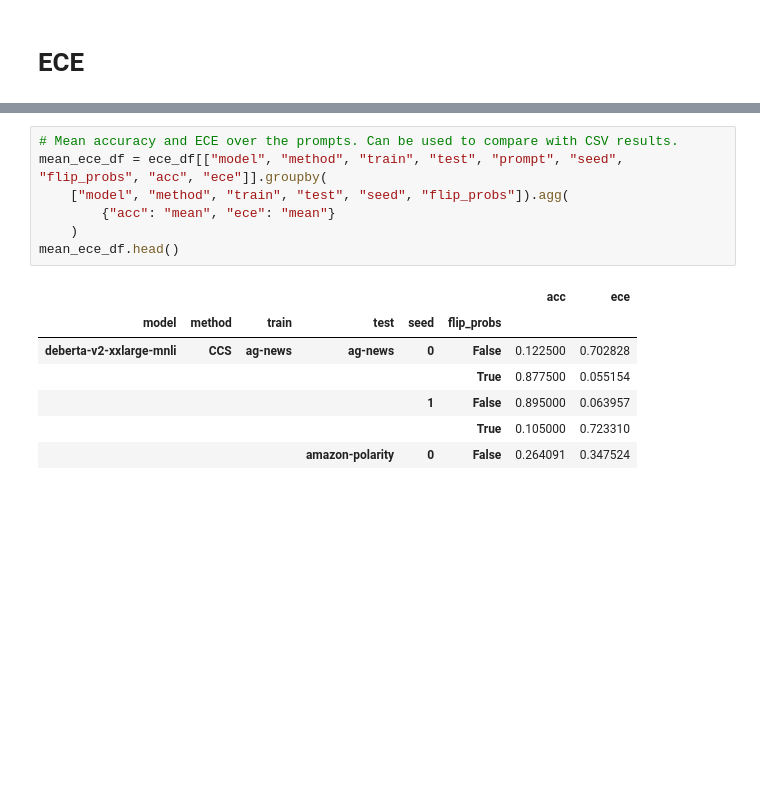
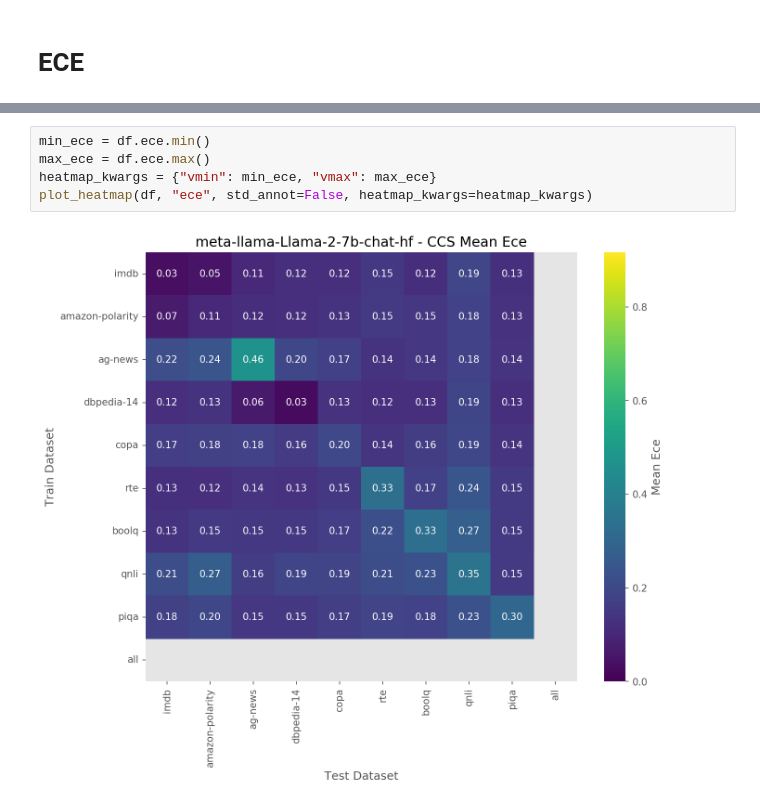
Before and after one commit to ebronstein/Exhaustive-CCS, a Jupyter notebook: plots.ipynb, the cells around one changed output, grey strips where cells are left out. Cells and saved outputs as stored; diff of their text form; blank space fills up the shorter version.

```diff
--- a/plots.ipynb
+++ b/plots.ipynb
@@ -362,15 +456,7 @@ ece_df = pd.DataFrame(rows, columns=["model", "method", "train", "test", "prompt
-# %%
-# Mean accuracy and ECE over the prompts. Can be used to compare with CSV results.
-mean_ece_df = ece_df[["model", "method", "train", "test", "prompt", "seed", "flip_probs", "acc", "ece"]].groupby(
-    ["model", "method", "train", "test", "seed", "flip_probs"]).agg(
-        {"acc": "mean", "ece": "mean"}
-    )
-mean_ece_df.head()
-# %% [output]
-|  |  |  |  |  |  | acc | ece |
-| model | method | train | test | seed | flip_probs |  |  |
-| deberta-v2-xxlarge-mnli | CCS | ag-news | ag-news | 0 | False | 0.122500 | 0.702828 |
-|  |  |  |  |  | True | 0.877500 | 0.055154 |
-|  |  |  |  | 1 | False | 0.895000 | 0.063957 |
-|  |  |  |  |  | True | 0.105000 | 0.723310 |
-|  |  |  | amazon-polarity | 0 | False | 0.264091 | 0.347524 |
+# %%
+min_ece = df.ece.min()
+max_ece = df.ece.max()
+heatmap_kwargs = {"vmin": min_ece, "vmax": max_ece}
+plot_heatmap(df, "ece", std_annot=False, heatmap_kwargs=heatmap_kwargs)
+# %% [output]
+[figure, added]
```
Also changed, not shown: parts of 17 cells of this notebook.
